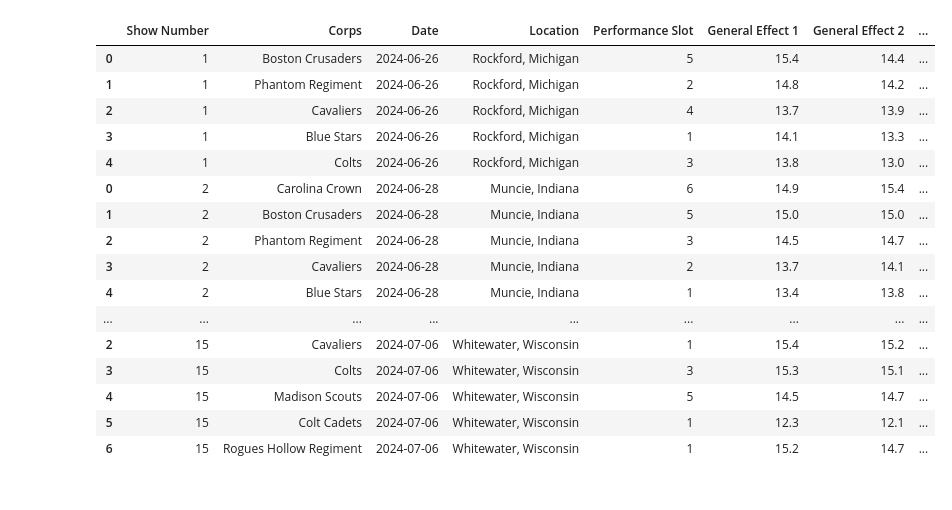
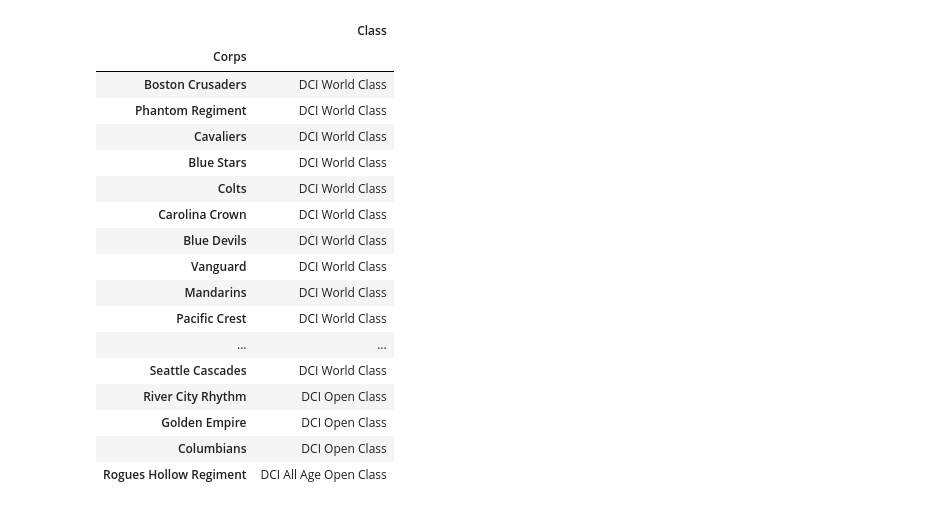
Before and after one commit to notromanramirez/dci-2024, a Jupyter notebook: dci2024.ipynb, the cells around one changed output. Drawn from its saved outputs; the diff is of its cells as text; code cells hidden in the pictures.

```diff
--- a/dci2024.ipynb
+++ b/dci2024.ipynb
@@ -30,24 +15,42 @@ for f in files:
 # %%
 scores_list = list()
+corps_dict = dict()
 
 scores_table = pd.DataFrame(np.zeros([1,18]))
 scores_table.columns = ['Corps','Date','Location','Performance Slot','General Effect 1','General Effect 2','General Effect Total','Visual Proficiency','Visual Analysis','Color Guard','Visual Total','Music Brass','Music Analysis','Music Percussion','Music Total','Sub Total','Penalty','Total Score']
 
+corps_classes = ['DCI World Class', 'DCI Open Class','DCI All Age World Class','DCI All Age Open Class','DCI All Age Class A']
+
 for (show_number, file) in enumerate(files):
-
-    # print(file)
 
     df_list = pd.read_html("raw data/"+file)
     df = df_list[-1]
+    df = df.applymap(lambda x: re.sub('[^!-~]+',' ',x).strip() if type(x) == str else x)
 
     date_and_place = df.iloc[0, 0]
-    # print(date_and_place)
     chunks = date_and_place.split(sep=' ')
     place = " ".join(chunks[1:])
 
+    # creating corps static file:
+    corps_class = None
+    running_name = ""
+    for r in df.iloc[4:,0]: # this slice could be buggy, blind assumption that we can always skip the first 4 lines
+        # print(f"r is {r}")
+        if r in corps_classes:
+            corps_class = r
+        if corps_class != r:
+            if running_name == "":
+                running_name = str(r)
+            else:
+                if type(r) is str:
+                    running_name += " " + r
+                corps_dict.update({running_name: corps_class})
+                running_name = ""
+
     for (i, r) in enumerate(df[0]):
-        if r in ['DCI World Class', 'DCI Open Class', 'DCI All Age  Class A','DCI  All Age Open Class','DCI All Age  Open Class','DCI  All Age World Class', 'DCI  All Age Class A']:
-            df.drop(i, inplace=True)
+        if type(r) == str:
+            if r in corps_classes:
+                df.drop(i, inplace=True)
 
     df = df.iloc[4:-1].reset_index(drop=True)
 
@@ -55,47 +58,53 @@ for (show_number, file) in enumerate(files):
     names = df[0].reset_index(drop=True)
 
     clean_names = list()
     for (i, r) in enumerate(names):
         if (i % 2) == 0:
             running_name = str(r)
         else:
             try:
                 float(r)
             except:
                 running_name += " " + r
             clean_names.append(running_name)
     # print(clean_names)
 
     df = df.iloc[::2, :].reset_index(drop=True)
     df.columns = ['Corps','Performance Slot','General Effect 1','General Effect 2','General Effect Total','Visual Proficiency','Visual Analysis','Color Guard','Visual Total','Music Brass','Music Analysis','Music Percussion','Music Total','Sub Total','Penalty','Total Score']
     df['Corps'] = clean_names
     df.insert(1,column='Date',value=pd.to_datetime(chunks[0]))
     df.insert(2,column='Location',value=place)
     df.insert(0,column='Show Number',value=show_number+1)
     df.iloc[:,5:] = df.iloc[:,5:].astype(float)
     df['Performance Slot'] = df['Performance Slot'].astype(int)
 
     scores_list.append(df)
 
 scores_table = pd.concat(scores_list)
+scores_table.reset_index(inplace=True,drop=True)
+
+corps_table = pd.DataFrame(corps_dict.items(), columns=['Corps', 'Class'])
+corps_table.set_index('Corps',inplace=True)
 
 with pd.option_context('display.max_rows', None, 'display.max_columns', None):
+    display(corps_table)
     display(scores_table)
 # %% [output]
-|  | Show Number | Corps | Date | Location | Performance Slot | General Effect 1 | General Effect 2 | ... |
-| 0 | 1 | Boston Crusaders | 2024-06-26 | Rockford, Michigan | 5 | 15.4 | 14.4 | ... |
-| 1 | 1 | Phantom Regiment | 2024-06-26 | Rockford, Michigan | 2 | 14.8 | 14.2 | ... |
-| 2 | 1 | Cavaliers | 2024-06-26 | Rockford, Michigan | 4 | 13.7 | 13.9 | ... |
-| 3 | 1 | Blue Stars | 2024-06-26 | Rockford, Michigan | 1 | 14.1 | 13.3 | ... |
-| 4 | 1 | Colts | 2024-06-26 | Rockford, Michigan | 3 | 13.8 | 13.0 | ... |
-| 0 | 2 | Carolina Crown | 2024-06-28 | Muncie, Indiana | 6 | 14.9 | 15.4 | ... |
-| 1 | 2 | Boston Crusaders | 2024-06-28 | Muncie, Indiana | 5 | 15.0 | 15.0 | ... |
-| 2 | 2 | Phantom Regiment | 2024-06-28 | Muncie, Indiana | 3 | 14.5 | 14.7 | ... |
-| 3 | 2 | Cavaliers | 2024-06-28 | Muncie, Indiana | 2 | 13.7 | 14.1 | ... |
-| 4 | 2 | Blue Stars | 2024-06-28 | Muncie, Indiana | 1 | 13.4 | 13.8 | ... |
-| ... | ... | ... | ... | ... | ... | ... | ... | ... |
-| 2 | 15 | Cavaliers | 2024-07-06 | Whitewater, Wisconsin | 1 | 15.4 | 15.2 | ... |
-| 3 | 15 | Colts | 2024-07-06 | Whitewater, Wisconsin | 3 | 15.3 | 15.1 | ... |
-| 4 | 15 | Madison Scouts | 2024-07-06 | Whitewater, Wisconsin | 5 | 14.5 | 14.7 | ... |
-| 5 | 15 | Colt Cadets | 2024-07-06 | Whitewater, Wisconsin | 1 | 12.3 | 12.1 | ... |
-| 6 | 15 | Rogues Hollow Regiment | 2024-07-06 | Whitewater, Wisconsin | 1 | 15.2 | 14.7 | ... |
+|  | Class |
+| Corps |  |
+| Boston Crusaders | DCI World Class |
+| Phantom Regiment | DCI World Class |
+| Cavaliers | DCI World Class |
+| Blue Stars | DCI World Class |
+| Colts | DCI World Class |
+| Carolina Crown | DCI World Class |
+| Blue Devils | DCI World Class |
+| Vanguard | DCI World Class |
+| Mandarins | DCI World Class |
+| Pacific Crest | DCI World Class |
+| ... | ... |
+| Seattle Cascades | DCI World Class |
+| River City Rhythm | DCI Open Class |
+| Golden Empire | DCI Open Class |
+| Columbians | DCI Open Class |
+| Rogues Hollow Regiment | DCI All Age Open Class |
```
Also changed, not shown: parts of 5 cells of this notebook, 4 other files.
